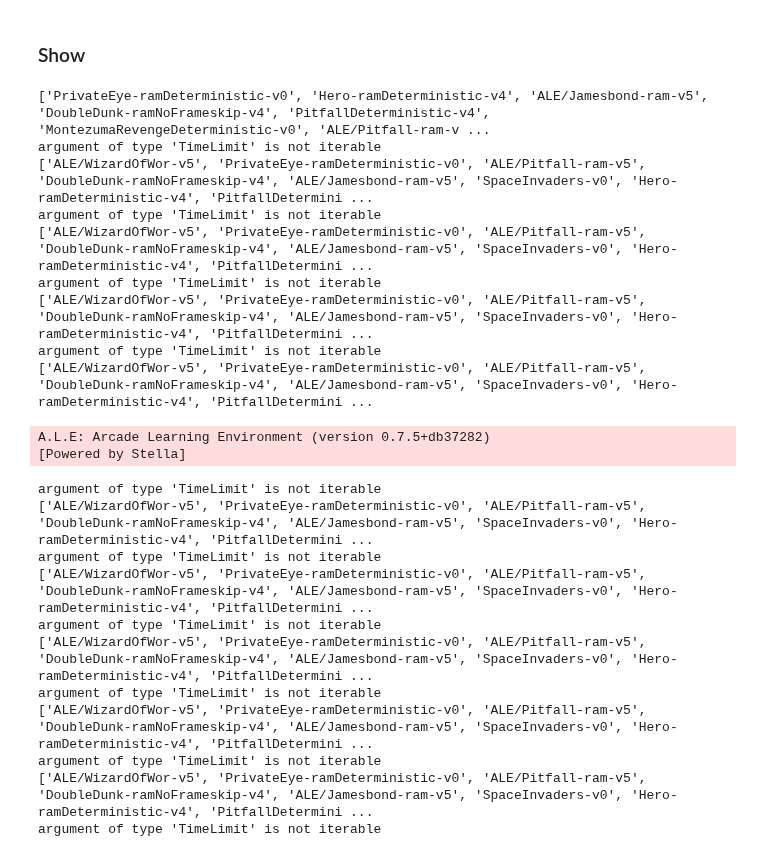
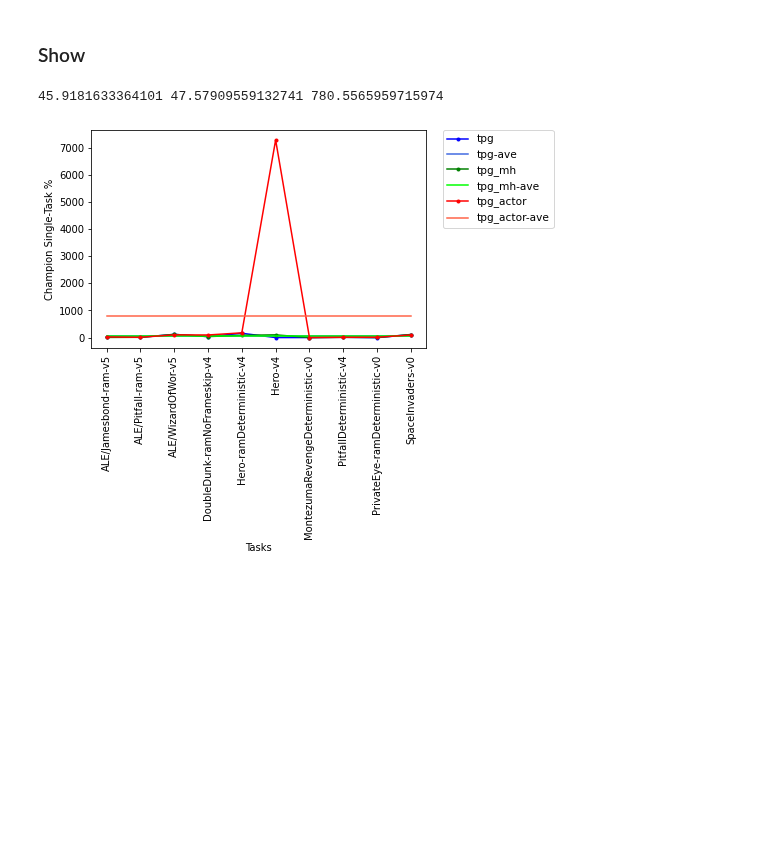
Before and after one commit to oyako-li/TPG, a Jupyter notebook: profile.ipynb, the cells around one changed output. Saved outputs shown, nothing was run; the diff lists cells and outputs as text; code cells hidden in the pictures; blank space fills up the shorter version.

```diff
--- a/profile.ipynb
+++ b/profile.ipynb
@@ -457,0 +942,9 @@ tpg = tp.MHTPG()
+# %%
+prefix = '../../../Downloads/test/'
+graphs = [
+    f'{prefix}2022-12-02/20-51-19'
+]
+tpg = tp.MHTPG()
+
+for graph in graphs:
+    title = test_multi_elite()
@@ -491,0 +1055,11 @@ tpg = tp.Actor2()
+# %%
+
+for title in titles:
+    scores_tpg_actor2 = log_elite(title, _scores=scores_tpg_actor2)
+
+for task in scores_tpg_actor2:
+    scores_tpg_actor2[task]= (scores_tpg_actor2[task]-normalize[task][0])/(normalize[task][1]-normalize[task][0]+0.00001)*10.0
+print(scores_tpg_actor2)
+for ignore in ignores:
+    del scores_tpg_actor2[ignore]
+scores_tpg_actor2
@@ -492,29 +1078,28 @@ tpg = tp.Actor2()
 # %% [markdown]
 ### Show
-# %%
-
-for graph in graphs:
-    archive = test_multi_elite(tpg)
-# %% [output]
-['PrivateEye-ramDeterministic-v0', 'Hero-ramDeterministic-v4', 'ALE/Jamesbond-ram-v5', 'DoubleDunk-ramNoFrameskip-v4', 'PitfallDeterministic-v4', 'MontezumaRevengeDeterministic-v0', 'ALE/Pitfall-ram-v ...
-argument of type 'TimeLimit' is not iterable
-['ALE/WizardOfWor-v5', 'PrivateEye-ramDeterministic-v0', 'ALE/Pitfall-ram-v5', 'DoubleDunk-ramNoFrameskip-v4', 'ALE/Jamesbond-ram-v5', 'SpaceInvaders-v0', 'Hero-ramDeterministic-v4', 'PitfallDetermini ...
-argument of type 'TimeLimit' is not iterable
-['ALE/WizardOfWor-v5', 'PrivateEye-ramDeterministic-v0', 'ALE/Pitfall-ram-v5', 'DoubleDunk-ramNoFrameskip-v4', 'ALE/Jamesbond-ram-v5', 'SpaceInvaders-v0', 'Hero-ramDeterministic-v4', 'PitfallDetermini ...
-argument of type 'TimeLimit' is not iterable
-['ALE/WizardOfWor-v5', 'PrivateEye-ramDeterministic-v0', 'ALE/Pitfall-ram-v5', 'DoubleDunk-ramNoFrameskip-v4', 'ALE/Jamesbond-ram-v5', 'SpaceInvaders-v0', 'Hero-ramDeterministic-v4', 'PitfallDetermini ...
-argument of type 'TimeLimit' is not iterable
-['ALE/WizardOfWor-v5', 'PrivateEye-ramDeterministic-v0', 'ALE/Pitfall-ram-v5', 'DoubleDunk-ramNoFrameskip-v4', 'ALE/Jamesbond-ram-v5', 'SpaceInvaders-v0', 'Hero-ramDeterministic-v4', 'PitfallDetermini ...
-A.L.E: Arcade Learning Environment (version 0.7.5+db37282)
-[Powered by Stella]
-argument of type 'TimeLimit' is not iterable
-['ALE/WizardOfWor-v5', 'PrivateEye-ramDeterministic-v0', 'ALE/Pitfall-ram-v5', 'DoubleDunk-ramNoFrameskip-v4', 'ALE/Jamesbond-ram-v5', 'SpaceInvaders-v0', 'Hero-ramDeterministic-v4', 'PitfallDetermini ...
-argument of type 'TimeLimit' is not iterable
-['ALE/WizardOfWor-v5', 'PrivateEye-ramDeterministic-v0', 'ALE/Pitfall-ram-v5', 'DoubleDunk-ramNoFrameskip-v4', 'ALE/Jamesbond-ram-v5', 'SpaceInvaders-v0', 'Hero-ramDeterministic-v4', 'PitfallDetermini ...
-argument of type 'TimeLimit' is not iterable
-['ALE/WizardOfWor-v5', 'PrivateEye-ramDeterministic-v0', 'ALE/Pitfall-ram-v5', 'DoubleDunk-ramNoFrameskip-v4', 'ALE/Jamesbond-ram-v5', 'SpaceInvaders-v0', 'Hero-ramDeterministic-v4', 'PitfallDetermini ...
-argument of type 'TimeLimit' is not iterable
-['ALE/WizardOfWor-v5', 'PrivateEye-ramDeterministic-v0', 'ALE/Pitfall-ram-v5', 'DoubleDunk-ramNoFrameskip-v4', 'ALE/Jamesbond-ram-v5', 'SpaceInvaders-v0', 'Hero-ramDeterministic-v4', 'PitfallDetermini ...
-argument of type 'TimeLimit' is not iterable
-['ALE/WizardOfWor-v5', 'PrivateEye-ramDeterministic-v0', 'ALE/Pitfall-ram-v5', 'DoubleDunk-ramNoFrameskip-v4', 'ALE/Jamesbond-ram-v5', 'SpaceInvaders-v0', 'Hero-ramDeterministic-v4', 'PitfallDetermini ...
-argument of type 'TimeLimit' is not iterable
+# %%
+plt.plot(scores_tpg.keys(), scores_tpg.values(), label='tpg', marker='.', c="blue")
+plt.plot(scores_tpg.keys(), [sum(scores_tpg.values())/10.]*len(scores_tpg), label='tpg-ave', c="royalblue")
+plt.plot(scores_tpg_mh.keys(), scores_tpg_mh.values(), label='tpg_mh', marker='.', c="green")
+plt.plot(scores_tpg_mh.keys(), [sum(scores_tpg_mh.values())/10.]*len(scores_tpg_mh), label='tpg_mh-ave', c="lime")
+plt.plot(scores_tpg_actor2.keys(), scores_tpg_actor2.values(), label='tpg_actor', marker='.', c="red")
+plt.plot(scores_tpg_actor2.keys(), [sum(scores_tpg_actor2.values())/10.]*len(scores_tpg_actor2), label='tpg_actor-ave', c="tomato")
+plt.xticks(rotation=90)
+# plt.suptitle('Categorical Plotting')
+plt.xlabel('Tasks')
+plt.ylabel('Champion Single-Task %')
+
+# plt.title('Multi-Task Scores')
+# plt.legend()
+plt.legend(bbox_to_anchor=(1.05, 1), loc='upper left', borderaxespad=0, fontsize=10.5)
+print(sum(scores_tpg.values())/10.,sum(scores_tpg_mh.values())/10.,sum(scores_tpg_actor2.values())/10.)
+
+plt.show()
+# multi-10-tasks: 394.45354363594583 7500218.961637132 546500433.9280788
+# multi-9-tasks: 394.45354363594583 218.9616371318259 433.92807890293545
+# multi-8-tasks: 28.453787635783165 27.628431353963087 30.59501445831173
+# multi-mh-tasks: 45.9181633364101 47.57909559132741 780.5565959715974
+# multi-mh-9-tasks: 45.9181633364101 37.579108924642966 51.890900859190914
+# %% [output]
+45.9181633364101 47.57909559132741 780.5565959715974
+[figure, added]
```
Also changed, not shown: parts of 55 cells of this notebook, 35 other files.
